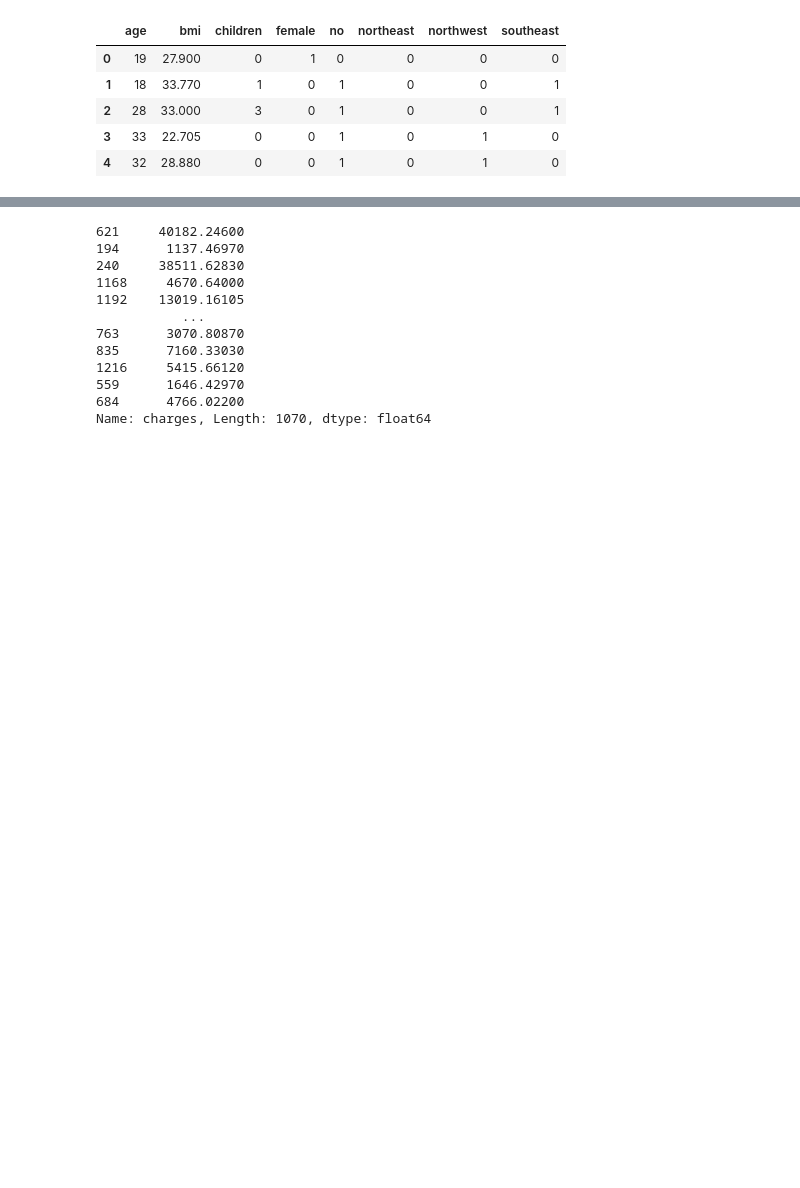
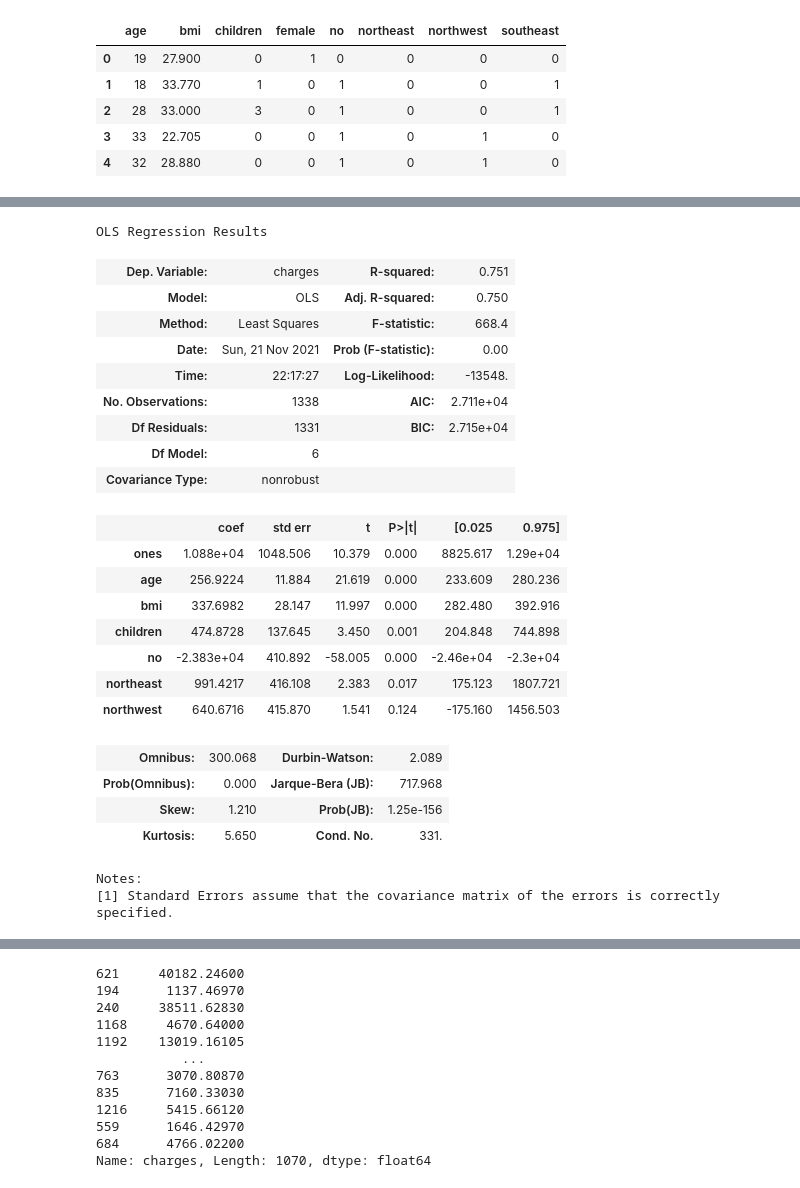
Before and after one commit to ahsanfarooq210/Jupyter, a Jupyter notebook: Multiple linear regression/code.ipynb, the cells around one changed output, grey strips where cells are left out. Saved outputs shown, nothing was run; the diff lists cells and outputs as text; code cells hidden in the pictures; blank space fills up the shorter version.

Commit message:
multiple linear regression

```diff
--- a/Multiple linear regression/code.ipynb
+++ b/Multiple linear regression/code.ipynb
@@ -182,0 +193,2 @@ X.head(5)
+# %%
+x_opt=X
@@ -182,0 +199,28 @@ X.head(5)
+# %%
+regressor_OLS = sm.OLS(endog=y, exog=x_opt).fit()
+regressor_OLS.summary()
+# %% [output]
+OLS Regression Results
+| Dep. Variable: | charges | R-squared: | 0.751 |
+| Model: | OLS | Adj. R-squared: | 0.750 |
+| Method: | Least Squares | F-statistic: | 668.4 |
+| Date: | Sun, 21 Nov 2021 | Prob (F-statistic): | 0.00 |
+| Time: | 22:17:27 | Log-Likelihood: | -13548. |
+| No. Observations: | 1338 | AIC: | 2.711e+04 |
+| Df Residuals: | 1331 | BIC: | 2.715e+04 |
+| Df Model: | 6 |  |  |
+| Covariance Type: | nonrobust |  |  |
+|  | coef | std err | t | P>|t| | [0.025 | 0.975] |
+| ones | 1.088e+04 | 1048.506 | 10.379 | 0.000 | 8825.617 | 1.29e+04 |
+| age | 256.9224 | 11.884 | 21.619 | 0.000 | 233.609 | 280.236 |
+| bmi | 337.6982 | 28.147 | 11.997 | 0.000 | 282.480 | 392.916 |
+| children | 474.8728 | 137.645 | 3.450 | 0.001 | 204.848 | 744.898 |
+| no | -2.383e+04 | 410.892 | -58.005 | 0.000 | -2.46e+04 | -2.3e+04 |
+| northeast | 991.4217 | 416.108 | 2.383 | 0.017 | 175.123 | 1807.721 |
+| northwest | 640.6716 | 415.870 | 1.541 | 0.124 | -175.160 | 1456.503 |
+| Omnibus: | 300.068 | Durbin-Watson: | 2.089 |
+| Prob(Omnibus): | 0.000 | Jarque-Bera (JB): | 717.968 |
+| Skew: | 1.210 | Prob(JB): | 1.25e-156 |
+| Kurtosis: | 5.650 | Cond. No. | 331. |
+Notes:
+[1] Standard Errors assume that the covariance matrix of the errors is correctly specified.
```
Also changed, not shown: parts of 13 cells of this notebook.
